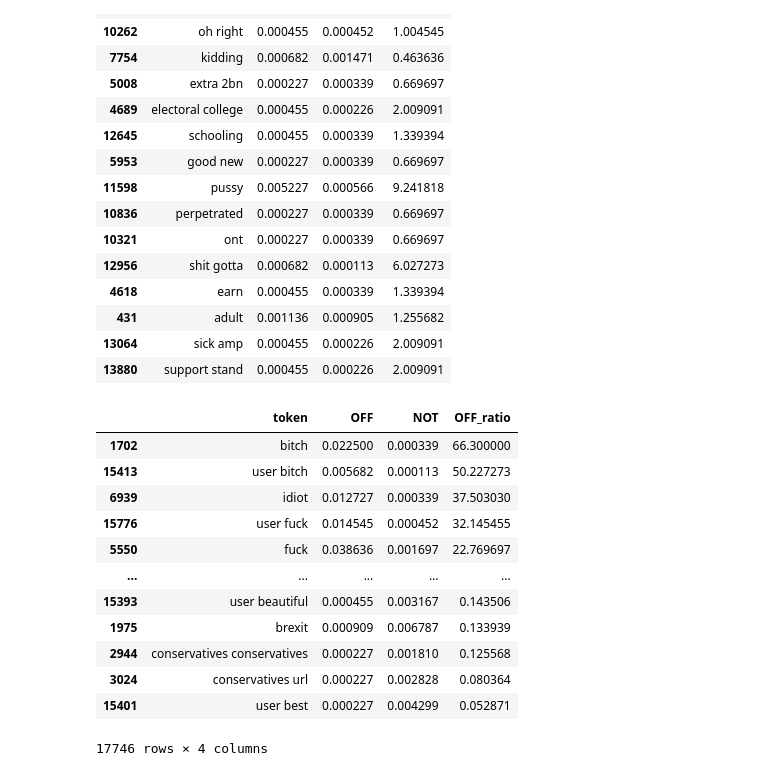
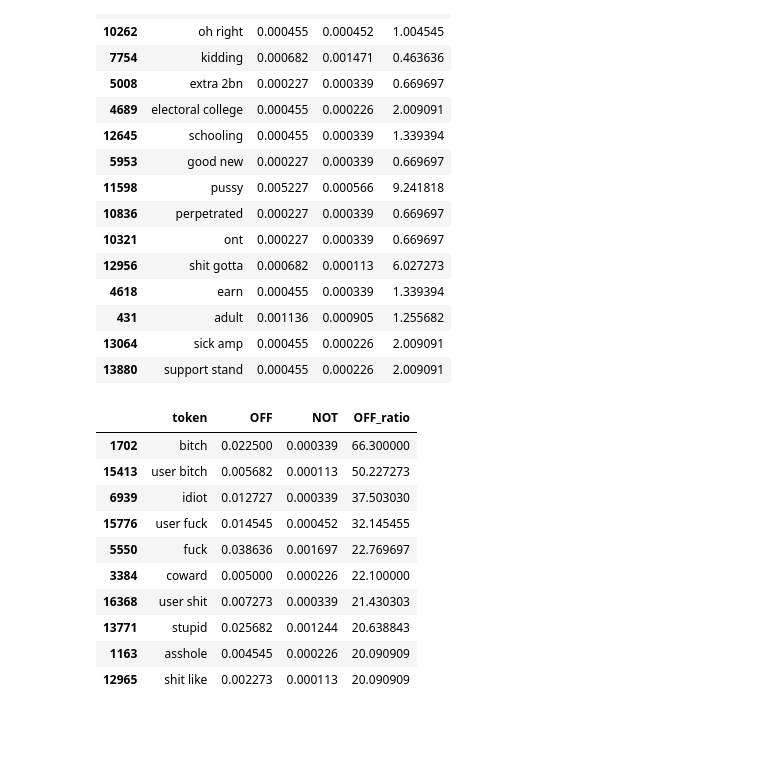
Before and after one commit to b111123b/Offensive_eval, a Jupyter notebook: Text_as_data_test.ipynb, the cells around one changed output. Drawn from its saved outputs; the diff is of its cells as text; code cells hidden in the pictures; blank space fills up the shorter version.

```diff
--- a/Text_as_data_test.ipynb
+++ b/Text_as_data_test.ipynb
@@ -324,21 +324,21 @@ tokens.sample(15, random_state=40)
 | 13064 | sick amp | 0.000455 | 0.000226 | 2.009091 |
 | 13880 | support stand | 0.000455 | 0.000226 | 2.009091 |
 # %%
-tokens.sort_values('OFF_ratio', ascending=False)
+tokens_sorted = tokens.sort_values('OFF_ratio', ascending=False)
-# %% [output]
-|  | token | OFF | NOT | OFF_ratio |
-| 1702 | bitch | 0.022500 | 0.000339 | 66.300000 |
-| 15413 | user bitch | 0.005682 | 0.000113 | 50.227273 |
-| 6939 | idiot | 0.012727 | 0.000339 | 37.503030 |
-| 15776 | user fuck | 0.014545 | 0.000452 | 32.145455 |
-| 5550 | fuck | 0.038636 | 0.001697 | 22.769697 |
-| ... | ... | ... | ... | ... |
-| 15393 | user beautiful | 0.000455 | 0.003167 | 0.143506 |
-| 1975 | brexit | 0.000909 | 0.006787 | 0.133939 |
-| 2944 | conservatives conservatives | 0.000227 | 0.001810 | 0.125568 |
-| 3024 | conservatives url | 0.000227 | 0.002828 | 0.080364 |
-| 15401 | user best | 0.000227 | 0.004299 | 0.052871 |
-17746 rows × 4 columns
+# %%
+tokens_sorted.head(10)
+# %% [output]
+|  | token | OFF | NOT | OFF_ratio |
+| 1702 | bitch | 0.022500 | 0.000339 | 66.300000 |
+| 15413 | user bitch | 0.005682 | 0.000113 | 50.227273 |
+| 6939 | idiot | 0.012727 | 0.000339 | 37.503030 |
+| 15776 | user fuck | 0.014545 | 0.000452 | 32.145455 |
+| 5550 | fuck | 0.038636 | 0.001697 | 22.769697 |
+| 3384 | coward | 0.005000 | 0.000226 | 22.100000 |
+| 16368 | user shit | 0.007273 | 0.000339 | 21.430303 |
+| 13771 | stupid | 0.025682 | 0.001244 | 20.638843 |
+| 1163 | asshole | 0.004545 | 0.000226 | 20.090909 |
+| 12965 | shit like | 0.002273 | 0.000113 | 20.090909 |
 # %%
 %matplotlib notebook
 import matplotlib.pyplot as plt
```
Also changed, not shown: parts of 11 cells of this notebook, 1 other file.
